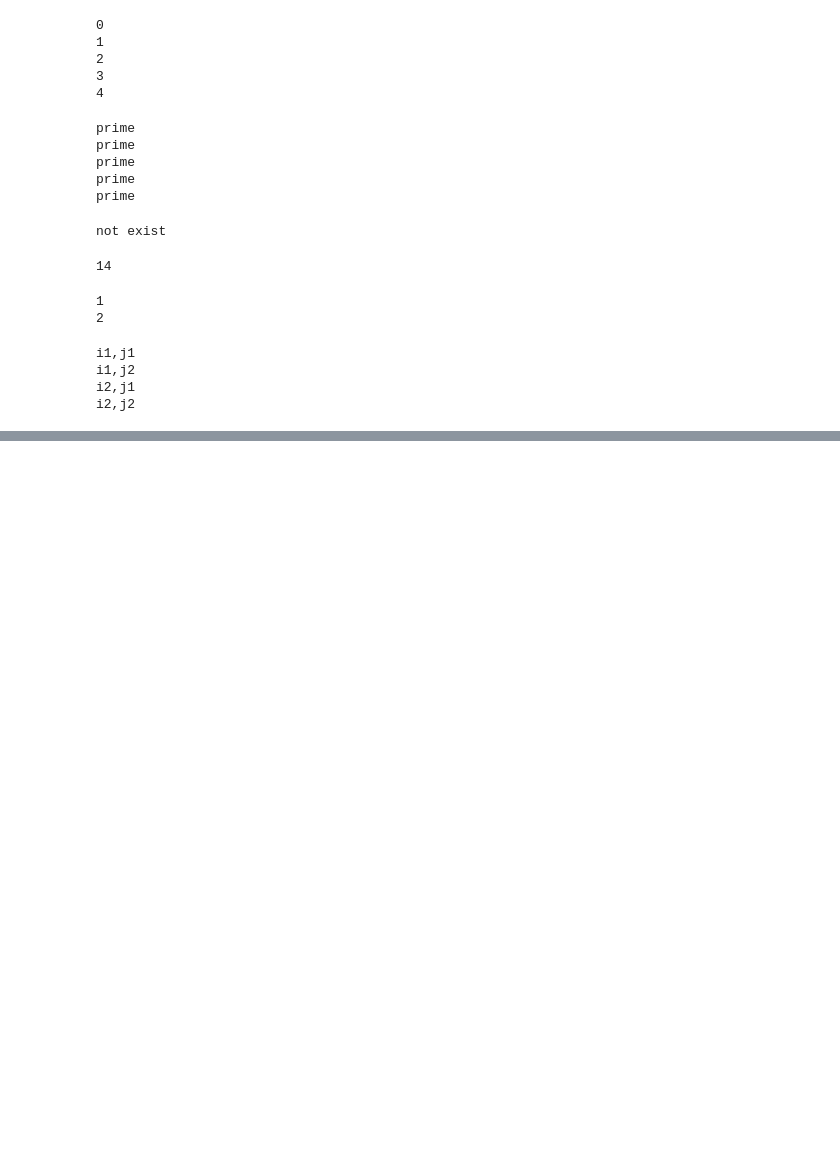
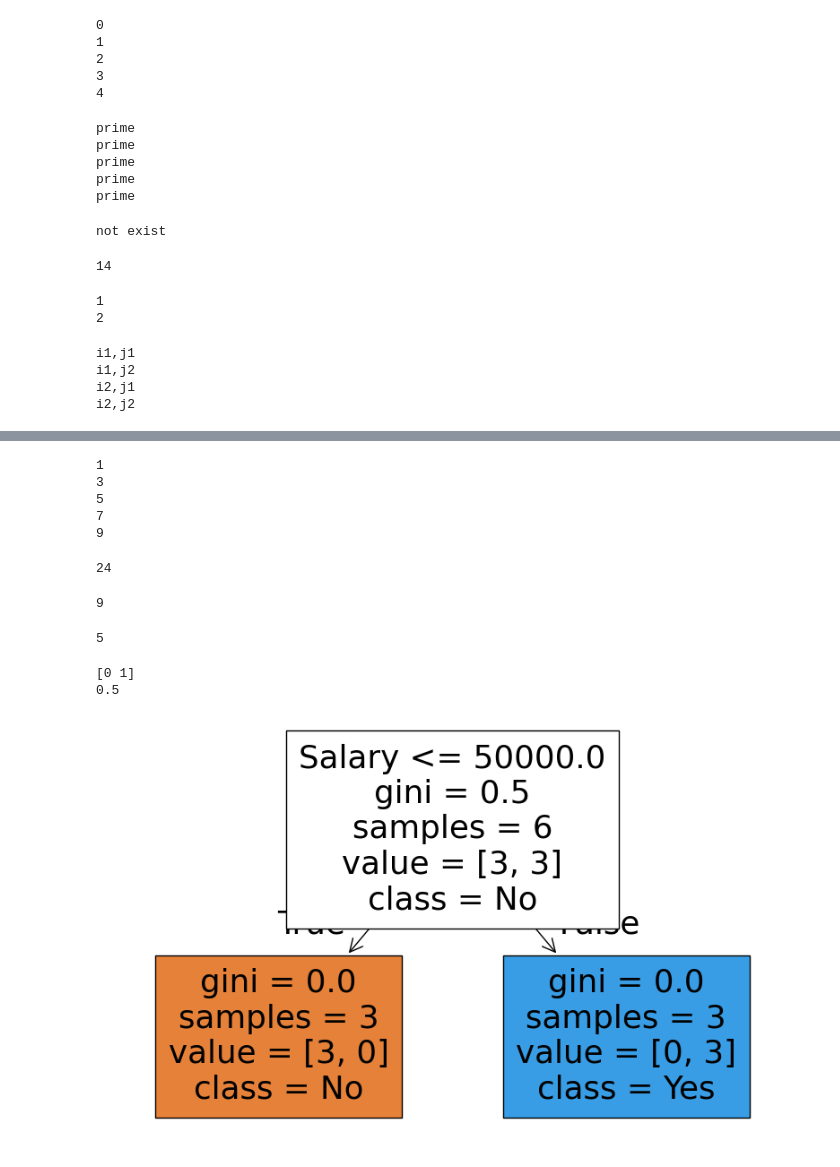
Before and after one commit to vishalshrma6168/ml2, a Jupyter notebook: Untitled.ipynb, the cells around one changed output, grey strips where cells are left out. Saved outputs shown, nothing was run; the diff lists cells and outputs as text; code cells hidden in the pictures; blank space fills up the shorter version.

```diff
--- a/Untitled.ipynb
+++ b/Untitled.ipynb
@@ -2023,0 +2102,74 @@ i2,j2
+# %%
+i=0
+while(i<10):
+    i+=1
+    if(i%2==0):
+        continue
+    print(i)
+# %% [output]
+1
+3
+5
+7
+9
+# %%
+n=int(input("enter a number"))
+fact=1
+for i in range(1,n+1):
+    fact*=i
+
+print(fact)
+# %% [output]
+24
+# %%
+def get_largest(a,b,c):
+    if (a>b and a>c):
+        return a
+    elif b>c:
+        return b
+    else:
+        return c
+
+get_largest(5,8,9)
+# %% [output]
+9
+# %%
+def sub(a,b):
+    c=a-b
+    return c
+
+xy=sub(10,5)
+print(xy)
+# %% [output]
+5
+# %%
+import pandas as pd
+from sklearn.model_selection import train_test_split
+from sklearn.tree import DecisionTreeClassifier,plot_tree
+import matplotlib.pyplot as plt
+
+data={
+    "Age":[25,30,45,35,22,40,50,28],
+    "Salary":[30000,50000,80000,60000,25000,70000,90000,40000],
+    "Buy":[0,1,1,1,0,1,1,0]
+}
+df=pd.DataFrame(data)
+x=df[["Age","Salary"]]
+y=df["Buy"]
+
+x_train,x_test,y_train,y_test=train_test_split(x,y,test_size=0.2,random_state=42)
+
+model=DecisionTreeClassifier()
+model.fit(x_train,y_train)
+pred=model.predict(x_test)
+print(pred)
+
+print(model.score(x_test,y_test))
+
+plt.figure(figsize=(10,6))
+plot_tree(model,feature_names=["Age","Salary"],class_names=["No","Yes"],filled=True)
+plt.show()
+# %% [output]
+[0 1]
+0.5
+[figure, added]
```
Also changed, not shown: parts of 53 cells of this notebook, 5 other files.
